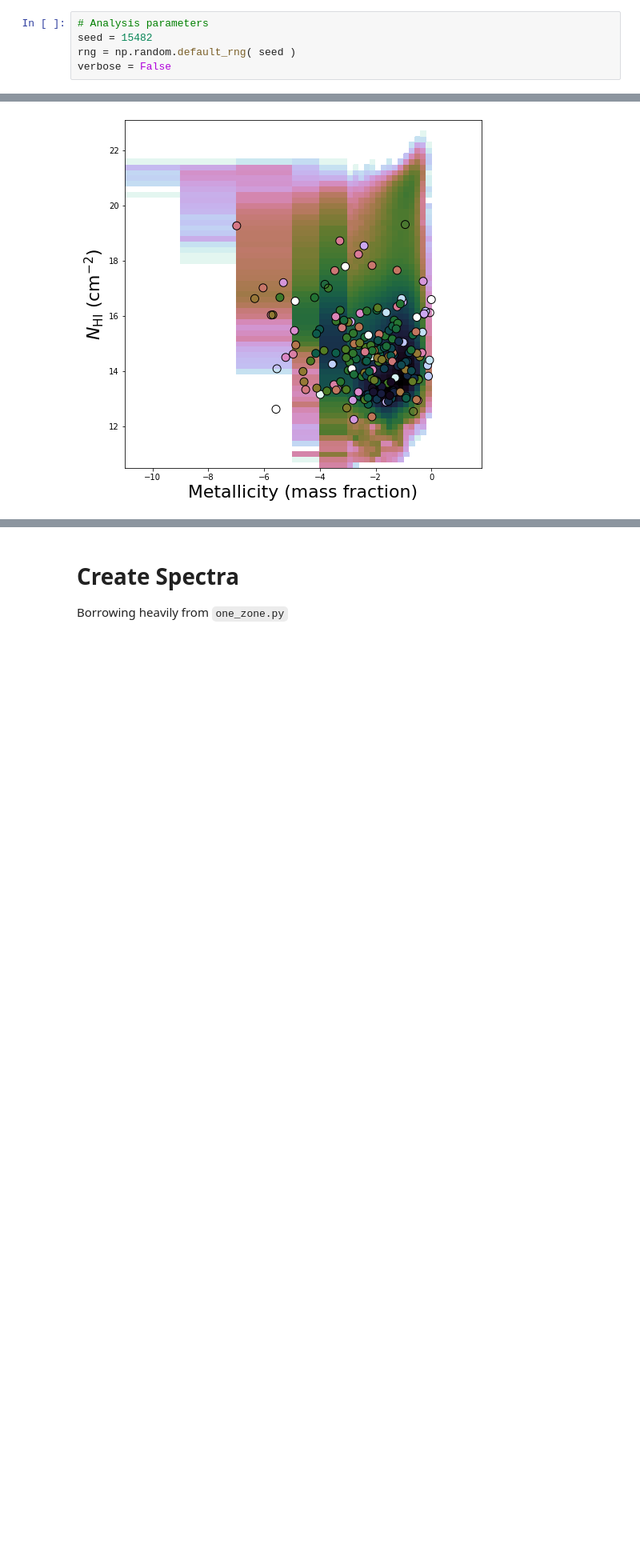
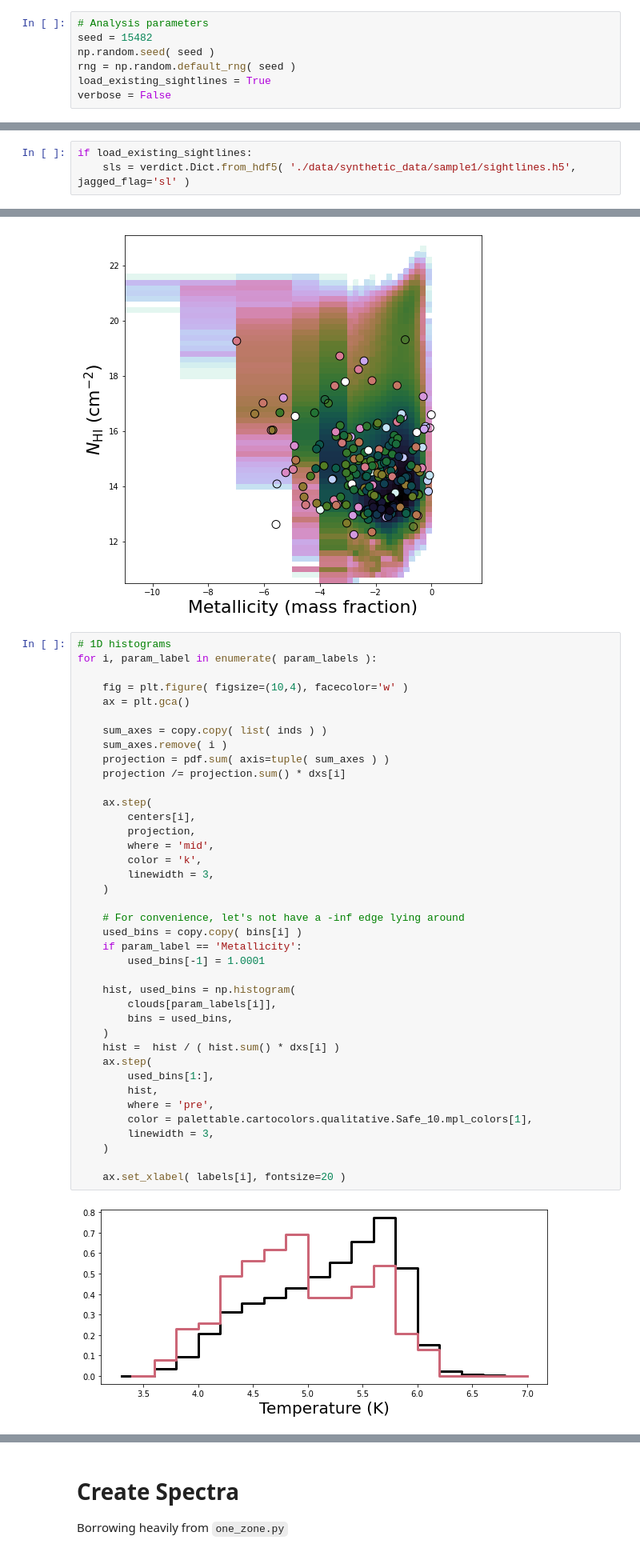
Before and after one commit to chummels/cgm_modeling_challenge, a Jupyter notebook: generate_sample1.ipynb, the cells around one changed output, grey strips where cells are left out. Shown: that part at 80% size. Drawn from its saved outputs; the diff is of its cells as text; blank space fills up the shorter version.

Commit message:
Updated sample 1 generation to include more and different lines.

```diff
--- a/generate_sample1.ipynb
+++ b/generate_sample1.ipynb
@@ -25,7 +25,9 @@ import one_zone
 # %%
 # Analysis parameters
 seed = 15482
+np.random.seed( seed )
 rng = np.random.default_rng( seed )
+load_existing_sightlines = True
 verbose = False
 # %%
 # Data management parameters
@@ -127,4 +145,7 @@ If these two values are consistent then interpolation is working correctly.
 ## Construct
 # %%
 param_labels = [ 'Temperature', 'Density', 'Metallicity', 'HI Column' ]
+# %%
+if load_existing_sightlines:
+    sls = verdict.Dict.from_hdf5( './data/synthetic_data/sample1/sightlines.h5', jagged_flag='sl' )
 # %%
@@ -229,3 +251,44 @@ for k, (i, j) in enumerate( combinations ):
 [figure]
 [figure]
 [figure]
+# %%
+# 1D histograms
+for i, param_label in enumerate( param_labels ):
+
+    fig = plt.figure( figsize=(10,4), facecolor='w' )
+    ax = plt.gca()
+
+    sum_axes = copy.copy( list( inds ) )
+    sum_axes.remove( i )
+    projection = pdf.sum( axis=tuple( sum_axes ) )
+    projection /= projection.sum() * dxs[i]
+
+    ax.step(
+        centers[i],
+        projection,
+        where = 'mid',
+        color = 'k',
+        linewidth = 3,
+    )
+
+    # For convenience, let's not have a -inf edge lying around
+    used_bins = copy.copy( bins[i] )
+    if param_label == 'Metallicity':
+        used_bins[-1] = 1.0001
+
+    hist, used_bins = np.histogram(
+        clouds[param_labels[i]],
+        bins = used_bins,
+    )
+    hist =  hist / ( hist.sum() * dxs[i] )
+    ax.step(
+        used_bins[1:],
+        hist,
+        where = 'pre',
+        color = palettable.cartocolors.qualitative.Safe_10.mpl_colors[1],
+        linewidth = 3,
+    )
+
+    ax.set_xlabel( labels[i], fontsize=20 )
+# %% [output]
+[figure, added]
```
Also changed, not shown: parts of 10 cells of this notebook.
